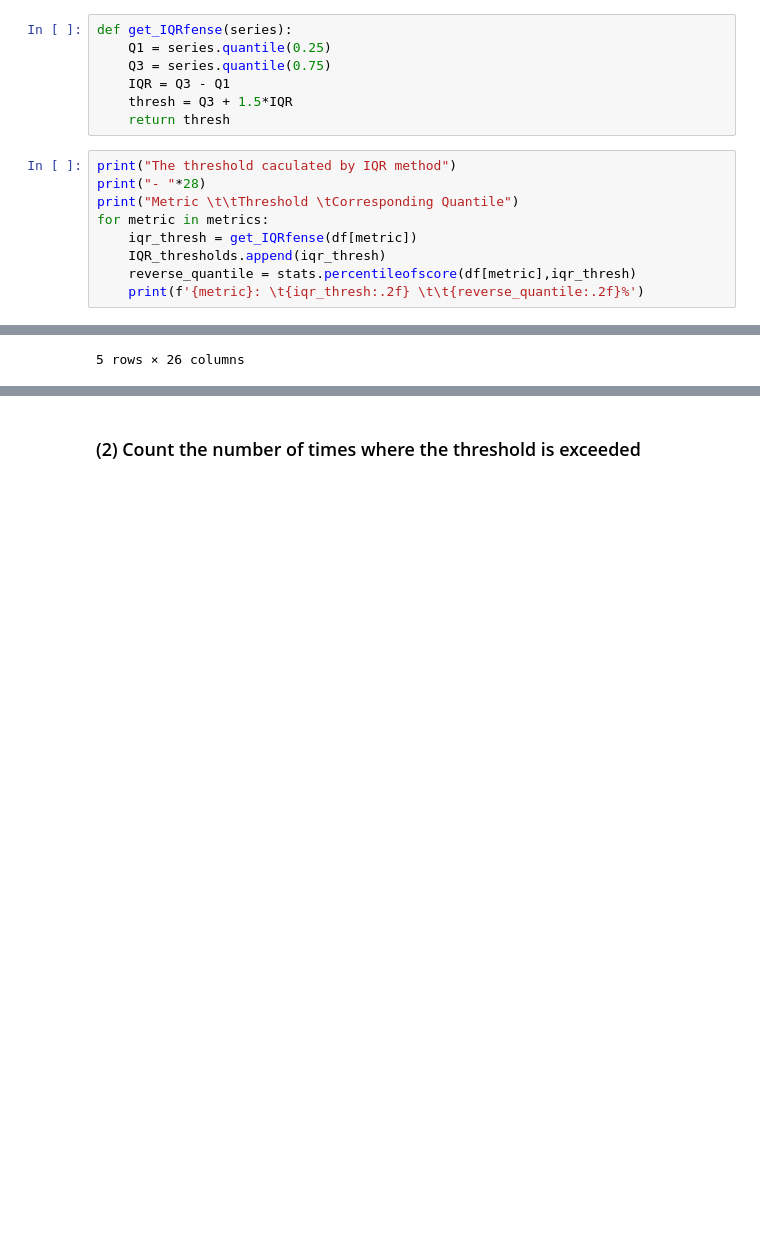
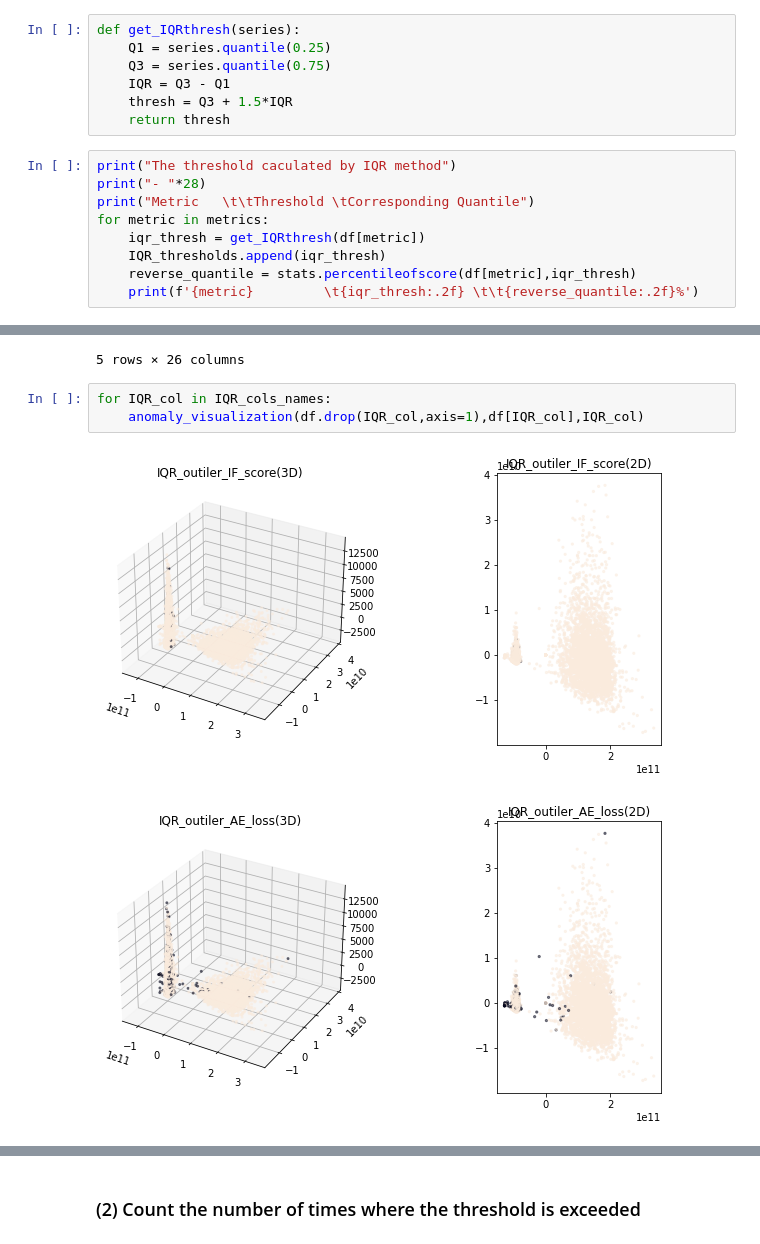
Before and after one commit to petitepepper/Anomaly-Detection_BYOND, a Jupyter notebook: 2_Evaluation.ipynb, the cells around one changed output, grey strips where cells are left out. Cells and saved outputs as stored; diff of their text form; blank space fills up the shorter version.

```diff
--- a/2_Evaluation.ipynb
+++ b/2_Evaluation.ipynb
@@ -150,7 +149,7 @@ It can be seen that：
 IQR_thresholds = []
 IQR_cols_names = []
 # %%
-def get_IQRfense(series):
+def get_IQRthresh(series):
     Q1 = series.quantile(0.25)
     Q3 = series.quantile(0.75)
     IQR = Q3 - Q1
@@ -159,12 +158,12 @@ def get_IQRfense(series):
 # %%
 print("The threshold caculated by IQR method")
 print("- "*28)
-print("Metric \t\tThreshold \tCorresponding Quantile")
+print("Metric   \t\tThreshold \tCorresponding Quantile")
 for metric in metrics:
-    iqr_thresh = get_IQRfense(df[metric])
+    iqr_thresh = get_IQRthresh(df[metric])
     IQR_thresholds.append(iqr_thresh)
     reverse_quantile = stats.percentileofscore(df[metric],iqr_thresh)
-    print(f'{metric}: \t{iqr_thresh:.2f} \t\t{reverse_quantile:.2f}%')
+    print(f'{metric}         \t{iqr_thresh:.2f} \t\t{reverse_quantile:.2f}%')
 # %% [output]
 The threshold caculated by IQR method
 - - - - - - - - - - - - - - - - - - - - - - - - - - - -
@@ -204,3 +201,9 @@ df.head()
 | 3 | 3.021547e+10 | 5.139107e+09 | 9.0 | 2275.0 | 0.860215 | ... |
 | 4 | 3.082176e+10 | 4.250716e+09 | 17.0 | 2178.0 | 0.840426 | ... |
 5 rows × 26 columns
+# %%
+for IQR_col in IQR_cols_names:
+    anomaly_visualization(df.drop(IQR_col,axis=1),df[IQR_col],IQR_col)
+# %% [output]
+[figure, added]
+[figure, added]
```
Also changed, not shown: parts of 16 cells of this notebook, 22 other files.
